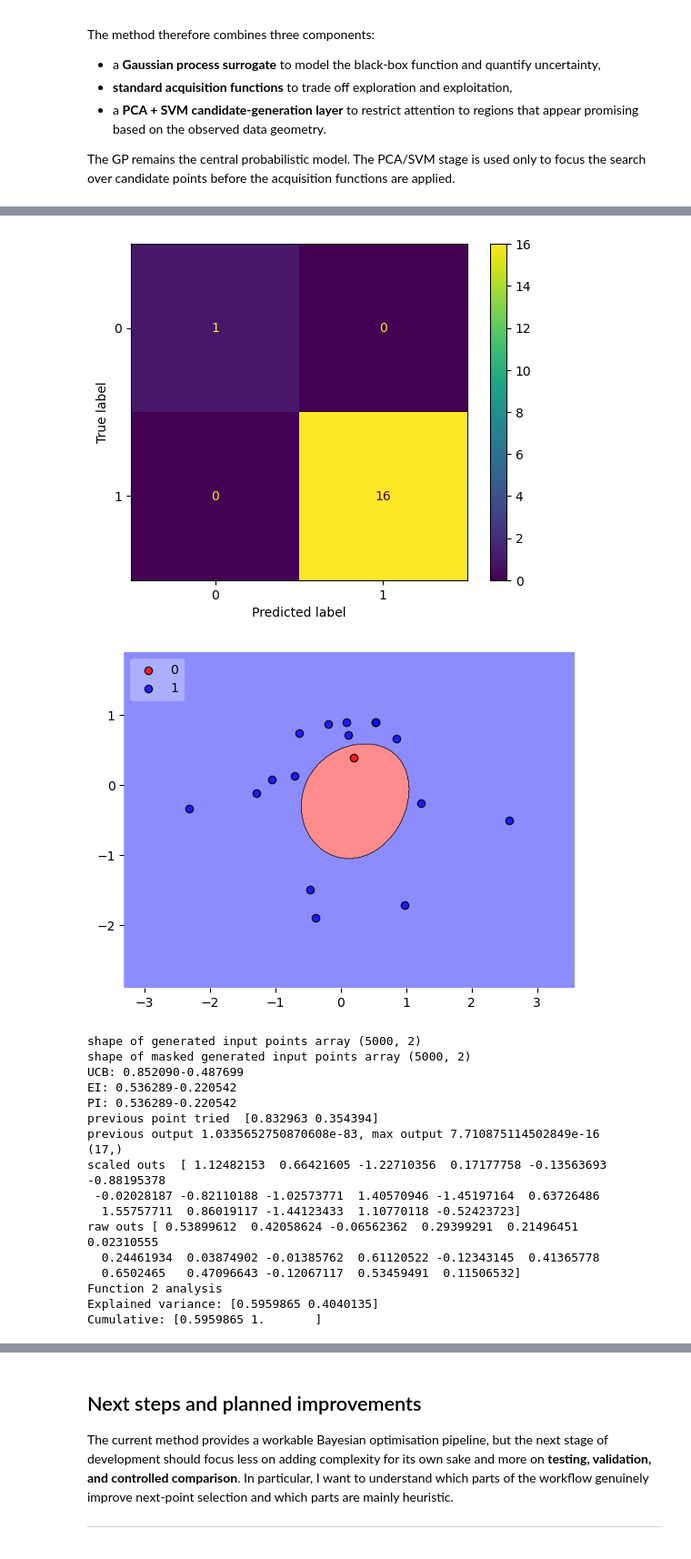
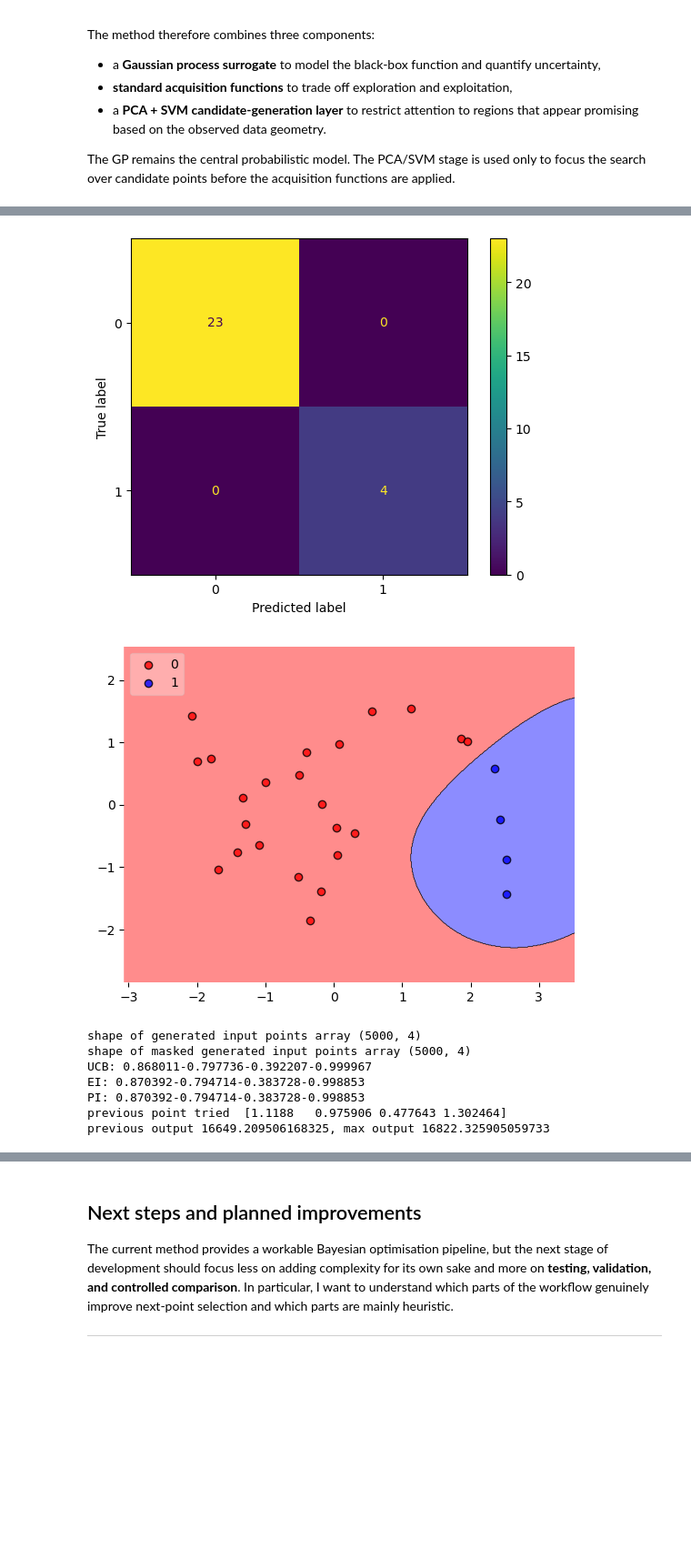
Before and after one commit to Luke45668/ML_AI_imperial_capstone_project, a Jupyter notebook: week_8/week_8_submission_notebook.ipynb, the cells around one changed output, grey strips where cells are left out. Shown at 91% size. Drawn from its saved outputs; the diff is of its cells as text; code cells hidden in the pictures; blank space fills up the shorter version.

```diff
--- a/week_8/week_8_submission_notebook.ipynb
+++ b/week_8/week_8_submission_notebook.ipynb
@@ -1678,7 +1678,7 @@ The GP remains the central probabilistic model. The PCA/SVM stage is used only t
 # %%
 
 sample_size=int(1e6)
-for k in range(1,9): #9
+for k in range(5,6): #9
 
     ins_raw = np.load(
         f"/Users/luke_dev/Documents/ML_AI_imperial_course_codes/capstone_stage_2/week_8/week_8_data/function_{k}/inputs.npy"
@@ -1746,7 +1746,10 @@ for k in range(1,9): #9
 
         return clf
 
-
+    positive_idx = np.where(np.array(y_labels) == 1)[0]
+    print("Positive indices:", positive_idx)
+    print("Positive PCA coordinates:")
+    print(X_pca[positive_idx])
     y_labels=[1 if x>=exp_cutoff else 0 for x in y["Outputs"]]
     print(y_labels)
     reg_C=100 # regularisation parameter for SVM, larger gives more complex boundaries
@@ -1830,19 +1845,9 @@ cutoff for high values 0.2499999999999432
-[figure, old version]
+[figure, new version]
-[figure, old version]
+[figure, new version]
-shape of generated input points array (5000, 2)
-shape of masked generated input points array (5000, 2)
-UCB: 0.852090-0.487699
-EI: 0.536289-0.220542
-PI: 0.536289-0.220542
-previous point tried  [0.832963 0.354394]
-previous output 1.0335652750870608e-83, max output 7.710875114502849e-16
-(17,)
-scaled outs  [ 1.12482153  0.66421605 -1.22710356  0.17177758 -0.13563693 -0.88195378
- -0.02028187 -0.82110188 -1.02573771  1.40570946 -1.45197164  0.63726486
-  1.55757711  0.86019117 -1.44123433  1.10770118 -0.52423723]
-raw outs [ 0.53899612  0.42058624 -0.06562362  0.29399291  0.21496451  0.02310555
-  0.24461934  0.03874902 -0.01385762  0.61120522 -0.12343145  0.41365778
-  0.6502465   0.47096643 -0.12067117  0.53459491  0.11506532]
-Function 2 analysis
-Explained variance: [0.5959865 0.4040135]
-Cumulative: [0.5959865 1.       ]
+shape of generated input points array (5000, 4)
+shape of masked generated input points array (5000, 4)
+UCB: 0.868011-0.797736-0.392207-0.999967
+EI: 0.870392-0.794714-0.383728-0.998853
+PI: 0.870392-0.794714-0.383728-0.998853
+previous point tried  [1.1188   0.975906 0.477643 1.302464]
+previous output 16649.209506168325, max output 16822.325905059733
```
Also changed, not shown: parts of 1 cell of this notebook, 25 other files.
